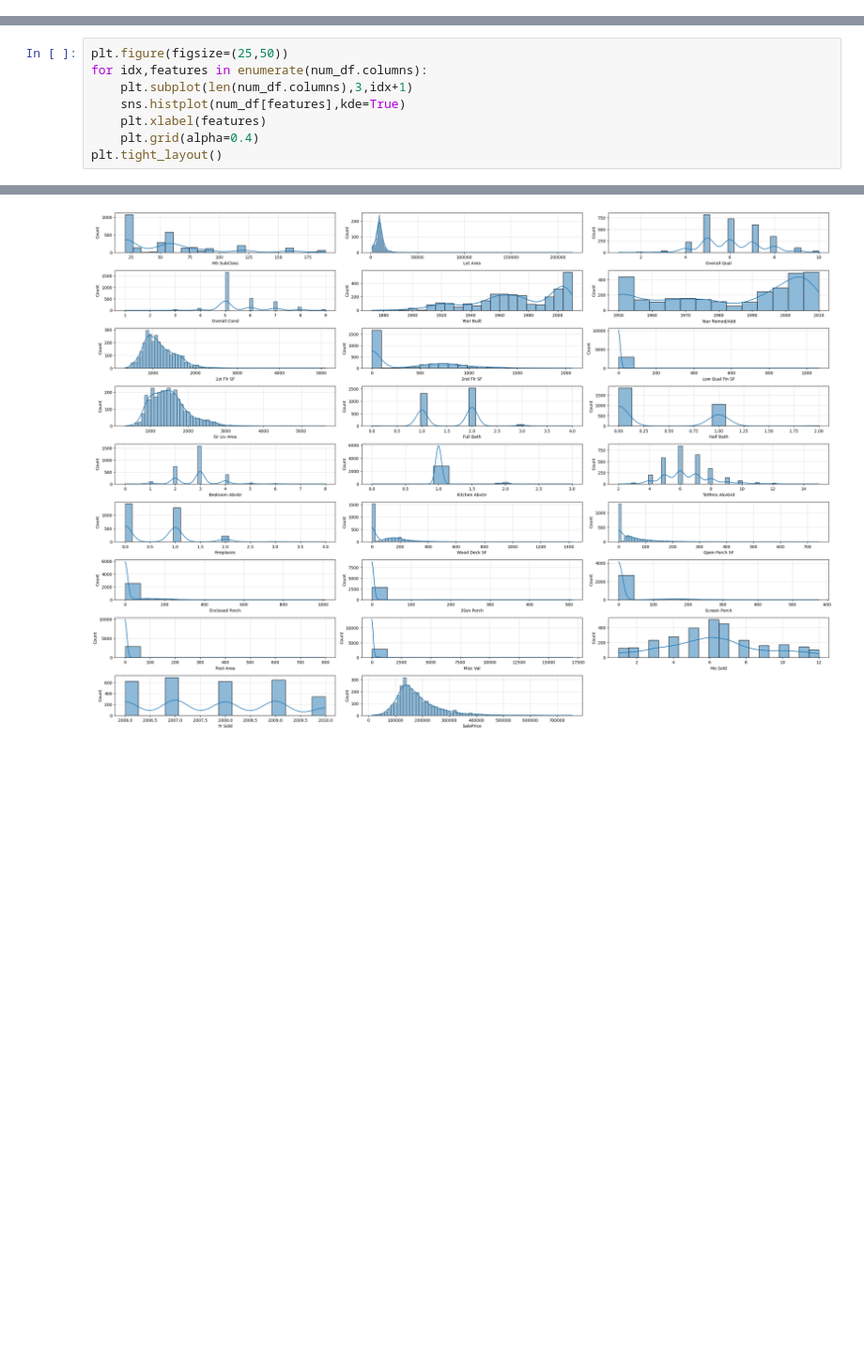
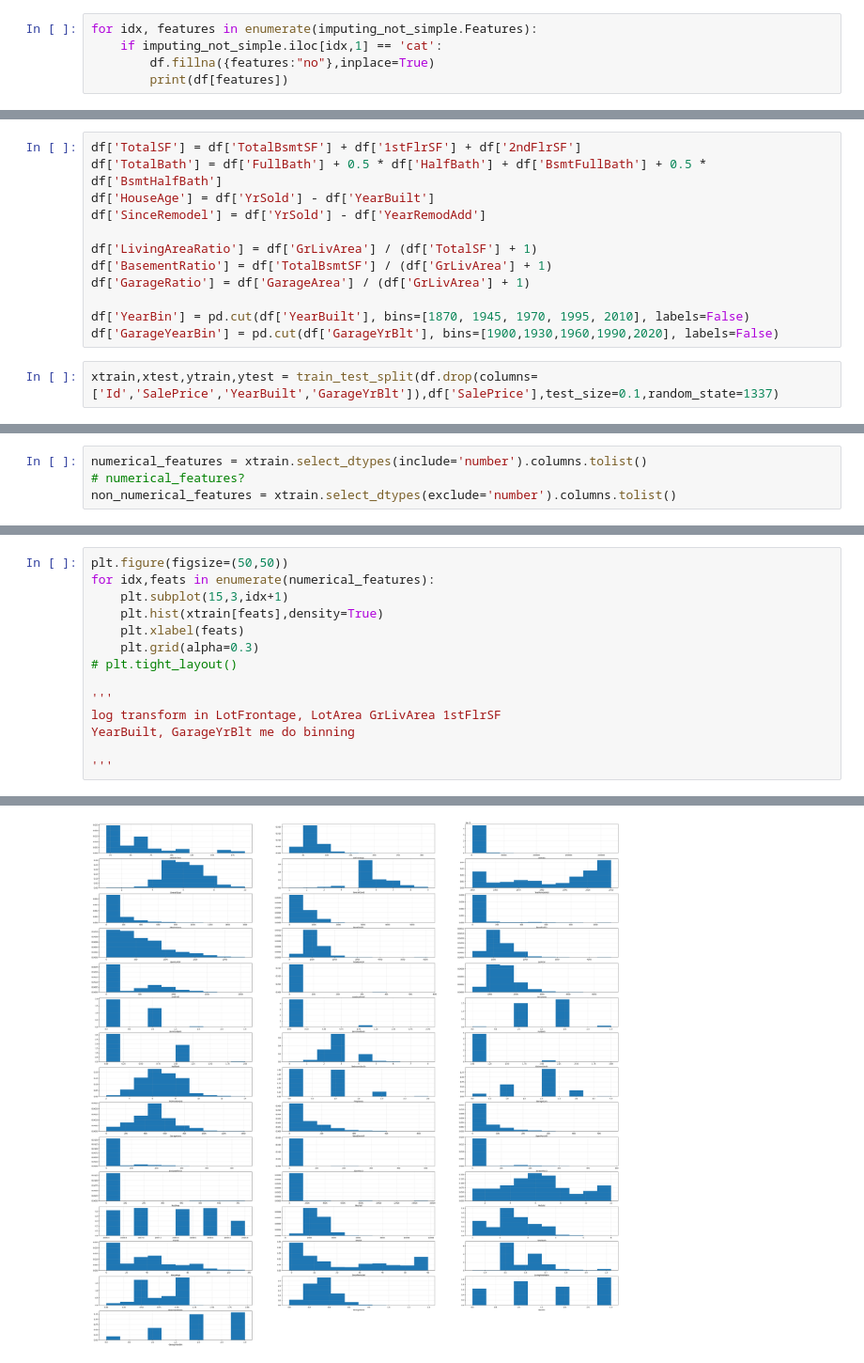
Before and after one commit to HibernatingBunny067/ClassicalMachineLearning-ISL, a Jupyter notebook: ameshouseprediction.ipynb, the cells around one changed output, grey strips where cells are left out. Shown: that part at 94% size. Saved outputs shown, nothing was run; the diff lists cells and outputs as text; blank space fills up the shorter version.

```diff
--- a/ameshouseprediction.ipynb
+++ b/ameshouseprediction.ipynb
@@ -32,0 +155,5 @@ num_df.isnull().sum().sum(),num_df.shape
+# %%
+for idx, features in enumerate(imputing_not_simple.Features):
+    if imputing_not_simple.iloc[idx,1] == 'cat':
+        df.fillna({features:"no"},inplace=True)
+        print(df[features])
@@ -42,0 +257,14 @@ num_df.head()
+# %%
+df['TotalSF'] = df['TotalBsmtSF'] + df['1stFlrSF'] + df['2ndFlrSF']
+df['TotalBath'] = df['FullBath'] + 0.5 * df['HalfBath'] + df['BsmtFullBath'] + 0.5 * df['BsmtHalfBath']
+df['HouseAge'] = df['YrSold'] - df['YearBuilt']
+df['SinceRemodel'] = df['YrSold'] - df['YearRemodAdd']
+
+df['LivingAreaRatio'] = df['GrLivArea'] / (df['TotalSF'] + 1)
+df['BasementRatio'] = df['TotalBsmtSF'] / (df['GrLivArea'] + 1)
+df['GarageRatio'] = df['GarageArea'] / (df['GrLivArea'] + 1)
+
+df['YearBin'] = pd.cut(df['YearBuilt'], bins=[1870, 1945, 1970, 1995, 2010], labels=False)
+df['GarageYearBin'] = pd.cut(df['GarageYrBlt'], bins=[1900,1930,1960,1990,2020], labels=False)
+# %%
+xtrain,xtest,ytrain,ytest = train_test_split(df.drop(columns=['Id','SalePrice','YearBuilt','GarageYrBlt']),df['SalePrice'],test_size=0.1,random_state=1337)
@@ -42,0 +282,4 @@ num_df.head()
+# %%
+numerical_features = xtrain.select_dtypes(include='number').columns.tolist()
+# numerical_features?
+non_numerical_features = xtrain.select_dtypes(exclude='number').columns.tolist()
@@ -43,9 +290,15 @@ num_df.head()
 # %%
-plt.figure(figsize=(25,50))
-for idx,features in enumerate(num_df.columns):
-    plt.subplot(len(num_df.columns),3,idx+1)
-    sns.histplot(num_df[features],kde=True)
-    plt.xlabel(features)
-    plt.grid(alpha=0.4)
-plt.tight_layout()
+plt.figure(figsize=(50,50))
+for idx,feats in enumerate(numerical_features):
+    plt.subplot(15,3,idx+1)
+    plt.hist(xtrain[feats],density=True)
+    plt.xlabel(feats)
+    plt.grid(alpha=0.3)
+# plt.tight_layout()
+
+'''
+log transform in LotFrontage, LotArea GrLivArea 1stFlrSF
+YearBuilt, GarageYrBlt me do binning
+
+'''
 # %% [output]
@@ -52 +306 @@ plt.tight_layout()
-[figure, old version]
+[figure, new version]
```
Also changed, not shown: parts of 37 cells of this notebook, 2 other files.
